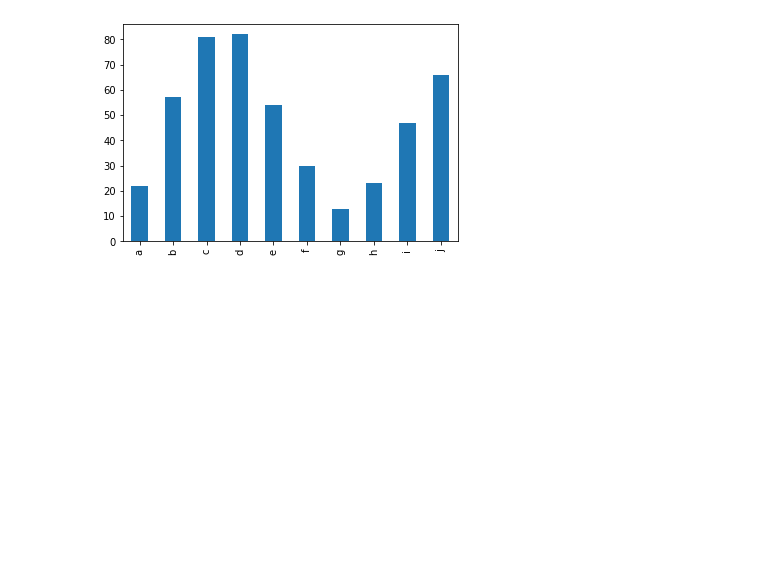
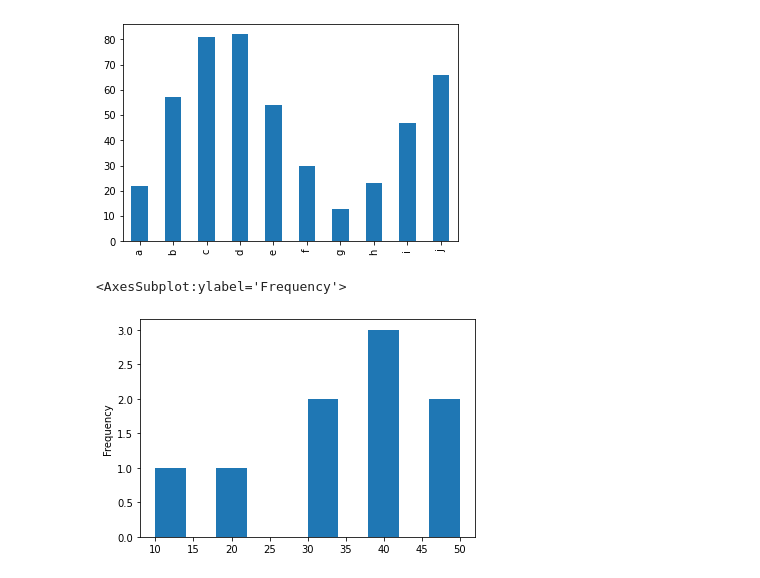
Before and after one commit to ramlaxman/cisco-2020-oct-14-plotting, a Jupyter notebook: Cisco 2020 October 14 — Pandas plotting.ipynb, the cells around one changed output. Saved outputs shown, nothing was run; the diff lists cells and outputs as text; code cells hidden in the pictures; blank space fills up the shorter version.

```diff
--- a/Cisco 2020 October 14 — Pandas plotting.ipynb
+++ b/Cisco 2020 October 14 — Pandas plotting.ipynb
@@ -100,3 +100,10 @@ s['a':'j'].plot.bar()
 # %% [output]
 <AxesSubplot:>
 [figure]
+# %%
+s = Series([10, 20, 30, 40, 50, 40, 30, 40, 50])
+# %%
+s.plot.hist()
+# %% [output]
+<AxesSubplot:ylabel='Frequency'>
+[figure, added]
```
